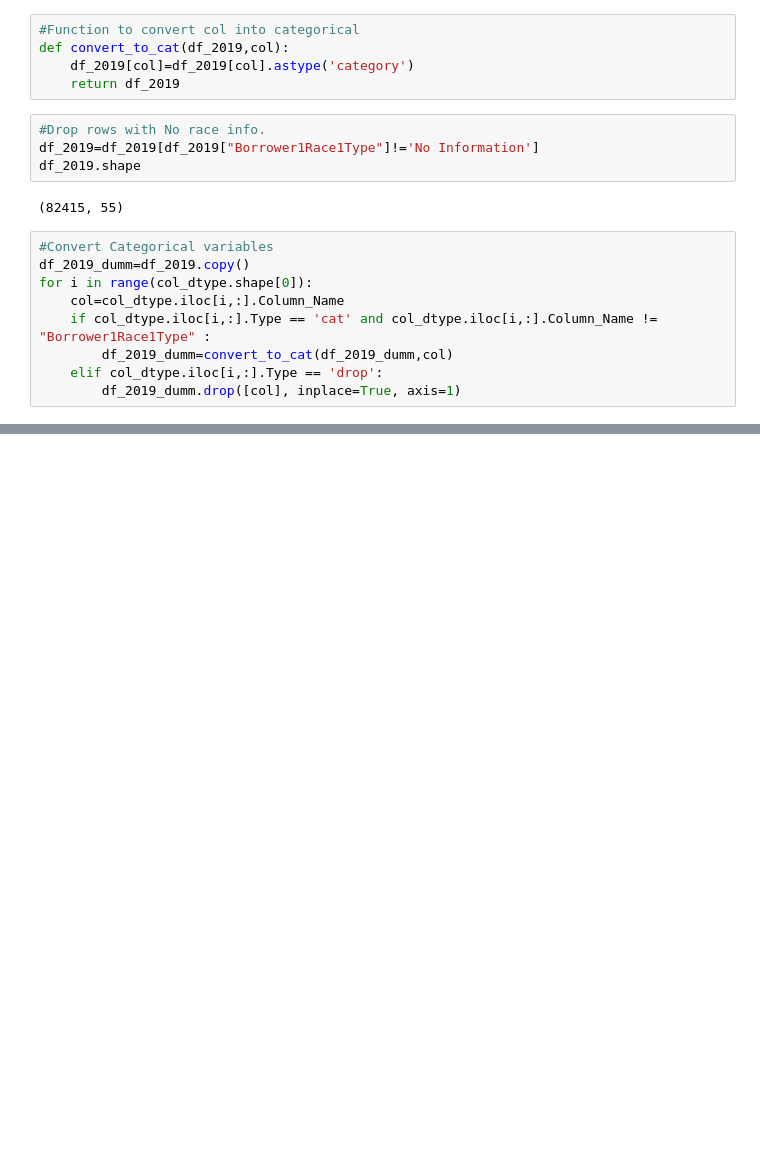
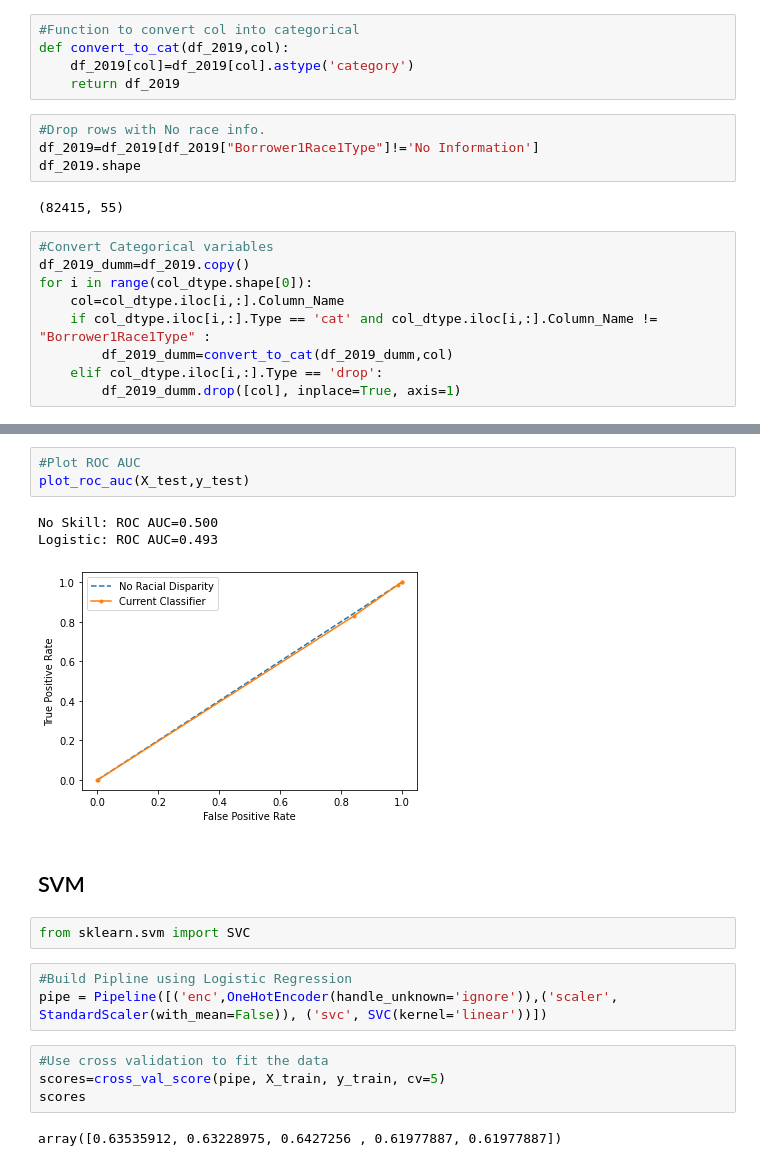
Before and after one commit to syadav12-hawk/check_mortgage_loan_disparity, a Jupyter notebook: Pre-processing and Modelling.ipynb, the cells around one changed output, grey strips where cells are left out. Saved outputs shown, nothing was run; the diff lists cells and outputs as text; blank space fills up the shorter version.

```diff
--- a/Pre-processing and Modelling.ipynb
+++ b/Pre-processing and Modelling.ipynb
@@ -228,0 +334,20 @@ Name: Borrower1Race1Type, Length: 82415, dtype: object
+# %%
+#Plot ROC AUC
+plot_roc_auc(X_test,y_test)
+# %% [output]
+No Skill: ROC AUC=0.500
+Logistic: ROC AUC=0.493
+[figure, added]
+# %% [markdown]
+## SVM
+# %%
+from sklearn.svm import SVC
+# %%
+#Build Pipline using Logistic Regression
+pipe = Pipeline([('enc',OneHotEncoder(handle_unknown='ignore')),('scaler', StandardScaler(with_mean=False)), ('svc', SVC(kernel='linear'))])
+# %%
+#Use cross validation to fit the data
+scores=cross_val_score(pipe, X_train, y_train, cv=5)
+scores
+# %% [output]
+array([0.63535912, 0.63228975, 0.6427256 , 0.61977887, 0.61977887])
```
Also changed, not shown: parts of 88 cells of this notebook, 2 other files.
